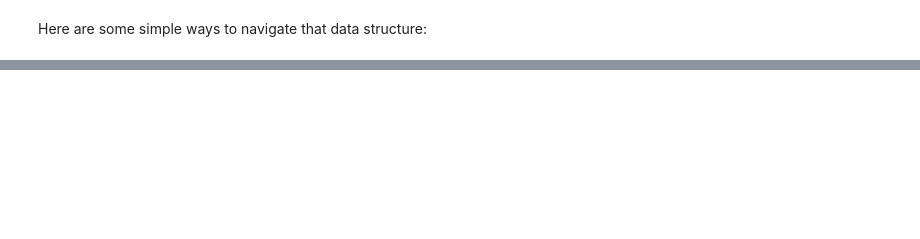
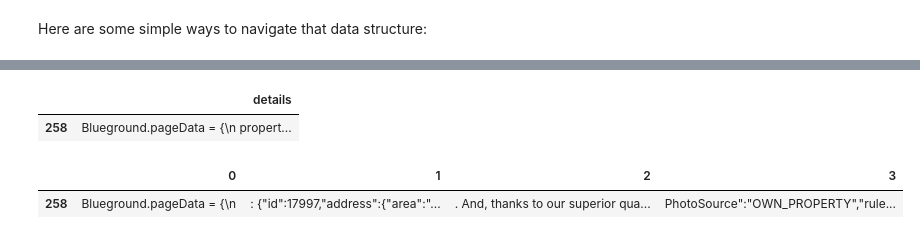
Before and after one commit to capstone-jmrs/capstone-proptech-repo, a Jupyter notebook: bluebround_details.ipynb, the cells around one changed output, grey strips where cells are left out. Saved outputs shown, nothing was run; the diff lists cells and outputs as text; code cells hidden in the pictures; blank space fills up the shorter version.

```diff
--- a/bluebround_details.ipynb
+++ b/bluebround_details.ipynb
@@ -137,0 +123,17 @@ https://www.theblueground.com/furnished-apartments-london-uk/london-bayswater-04
+# %%
+import requests
+from bs4 import BeautifulSoup
+import re
+import pandas as pd
+
+page = 'https://www.theblueground.com/furnished-apartments-london-uk/london-mayfair-094'
+website = requests.get(page)
+results = BeautifulSoup(website.content, 'html.parser')
+
+blogbeitraege = results.findAll('div', class_='property__amenities-list-item')
+blogbeitraege = results.findAll()
+
+blogbeitraege_lst = (blogbeitrag.get_text() for blogbeitrag in blogbeitraege)
+blogbeitraege_lst = [blogbeitrag.strip() for blogbeitrag in blogbeitraege_lst]
+
+df = pd.DataFrame(blogbeitraege_lst, columns=['details'])
@@ -137,0 +160,16 @@ https://www.theblueground.com/furnished-apartments-london-uk/london-bayswater-04
+# %%
+# split column into multiple columns by delimiter
+pd.set_option('display.max_rows', None)
+pd.set_option('display.max_colwidth', None)
+pd.set_option('display.max_columns', None)
+
+df.tail(1)
+# %% [output]
+|  | details |
+| 258 | Blueground.pageData = {\n propert... |
+# %%
+df2 = df['details'].str.split('property', expand=True).tail(1)
+df2
+# %% [output]
+|  | 0 | 1 | 2 | 3 |
+| 258 | Blueground.pageData = {\n | : {"id":17997,"address":{"area":"... | . And, thanks to our superior qua... | PhotoSource":"OWN_PROPERTY","rule... |
```
Also changed, not shown: parts of 24 cells of this notebook, 4 other files.
